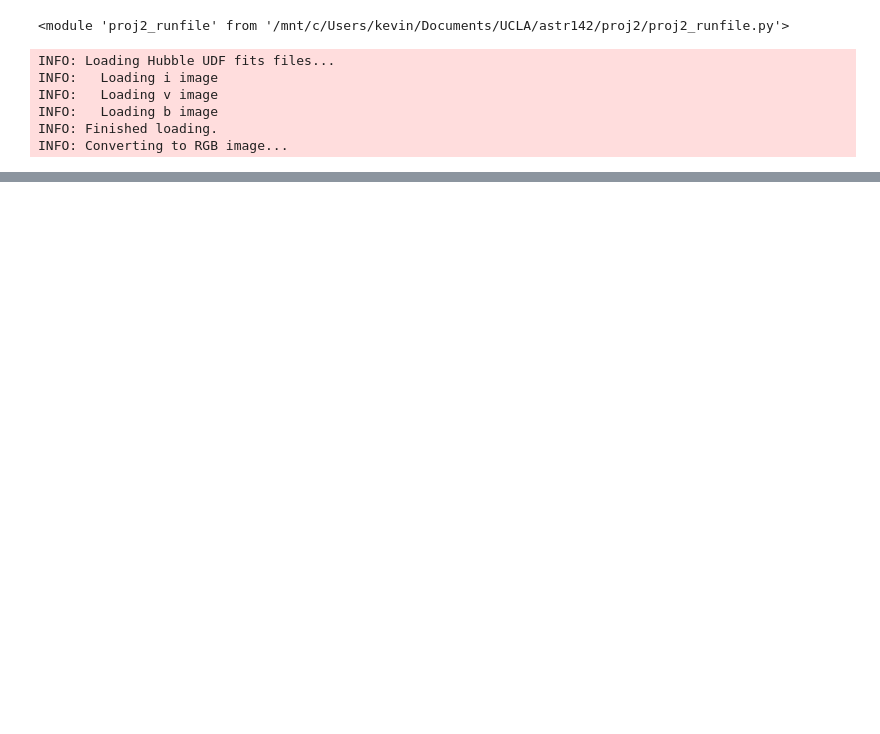
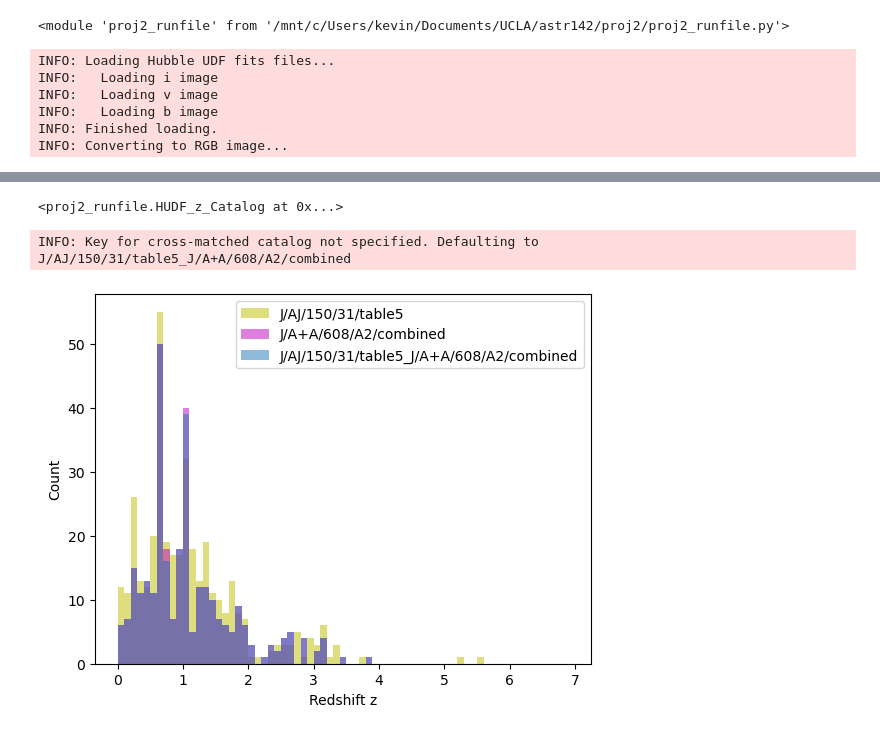
Before and after one commit to Kkev1229/Astr142-Project2, a Jupyter notebook: test2.ipynb, the cells around one changed output, grey strips where cells are left out. Saved outputs shown, nothing was run; the diff lists cells and outputs as text; code cells hidden in the pictures; blank space fills up the shorter version.

```diff
--- a/test2.ipynb
+++ b/test2.ipynb
@@ -27,2 +26,13 @@ WARNING: No artists with labels found to put in legend.  Note that artists whose
+# %%
+hudfp.add_z_catalog(catalog_ids[0], zcols[0], mag_constraint=25, color='y')
+hudfp.add_z_catalog(catalog_ids[1], zcols[1], mag_constraint=25, color='m')
+# %% [output]
+<proj2_runfile.HUDF_z_Catalog at 0x...>
+# %%
+hudfp.cross_match_catalogs(catalog_ids[0], catalog_ids[1])
+# %% [output]
+INFO: Key for cross-matched catalog not specified. Defaulting to J/AJ/150/31/table5_J/A+A/608/A2/combined
 # %%
-hudfp.add
+hudfp.plot_z_dist()
+# %% [output]
+[figure, added]
```
Also changed, not shown: parts of 1 cell of this notebook, 2 other files.
